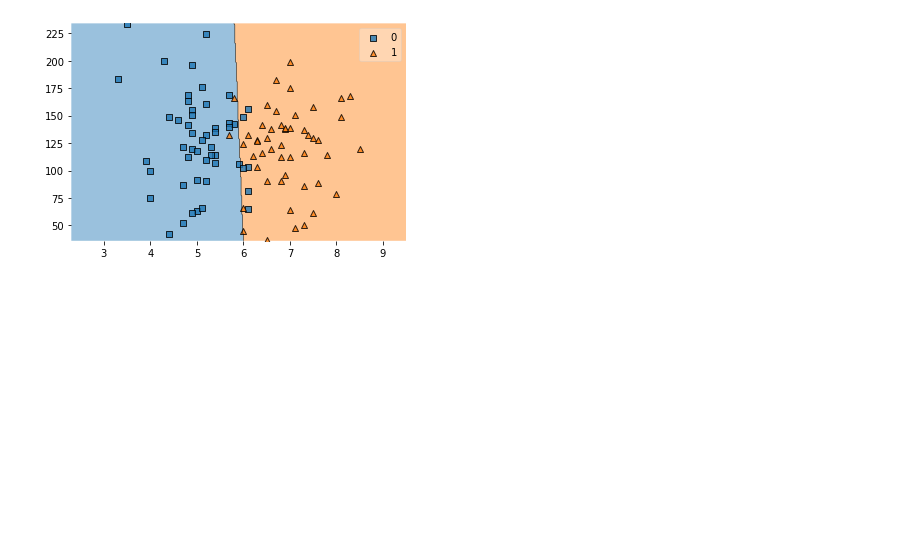
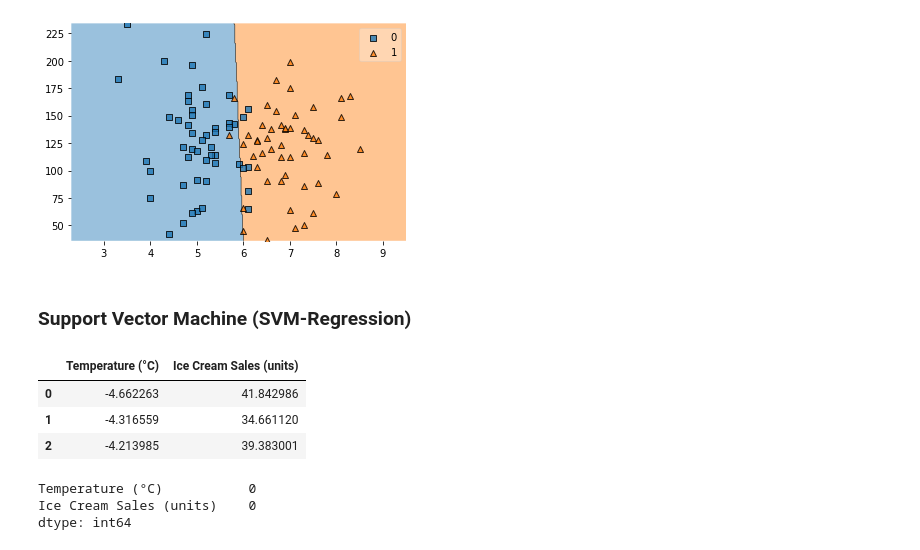
Before and after one commit to MuhammadUzair0786/Non-Linear-Machine-Learning-Model-Building, a Jupyter notebook: Support_Vector_Machine.ipynb, the cells around one changed output. Cells and saved outputs as stored; diff of their text form; code cells hidden in the pictures; blank space fills up the shorter version.

Commit message:
SVM Regression Problem solve

```diff
--- a/Support_Vector_Machine.ipynb
+++ b/Support_Vector_Machine.ipynb
@@ -60,3 +60,5 @@ plot_decision_regions(x.to_numpy(),y.to_numpy(),svc_model)
 plt.show()
 # %% [output]
 [figure]
+# %% [markdown]
+### Support Vector Machine (SVM-Regression)
@@ -62,0 +69,14 @@ plt.show()
+# %%
+dataset =pd.read_csv(r'C:\Users\Muhammad Uzair\Downloads\Datasets\Ice_cream selling data.csv')
+dataset.head(3)
+# %% [output]
+|  | Temperature (°C) | Ice Cream Sales (units) |
+| 0 | -4.662263 | 41.842986 |
+| 1 | -4.316559 | 34.661120 |
+| 2 | -4.213985 | 39.383001 |
+# %%
+dataset.isnull().sum()
+# %% [output]
+Temperature (°C)           0
+Ice Cream Sales (units)    0
+dtype: int64
```
Also changed, not shown: parts of 10 cells of this notebook.
